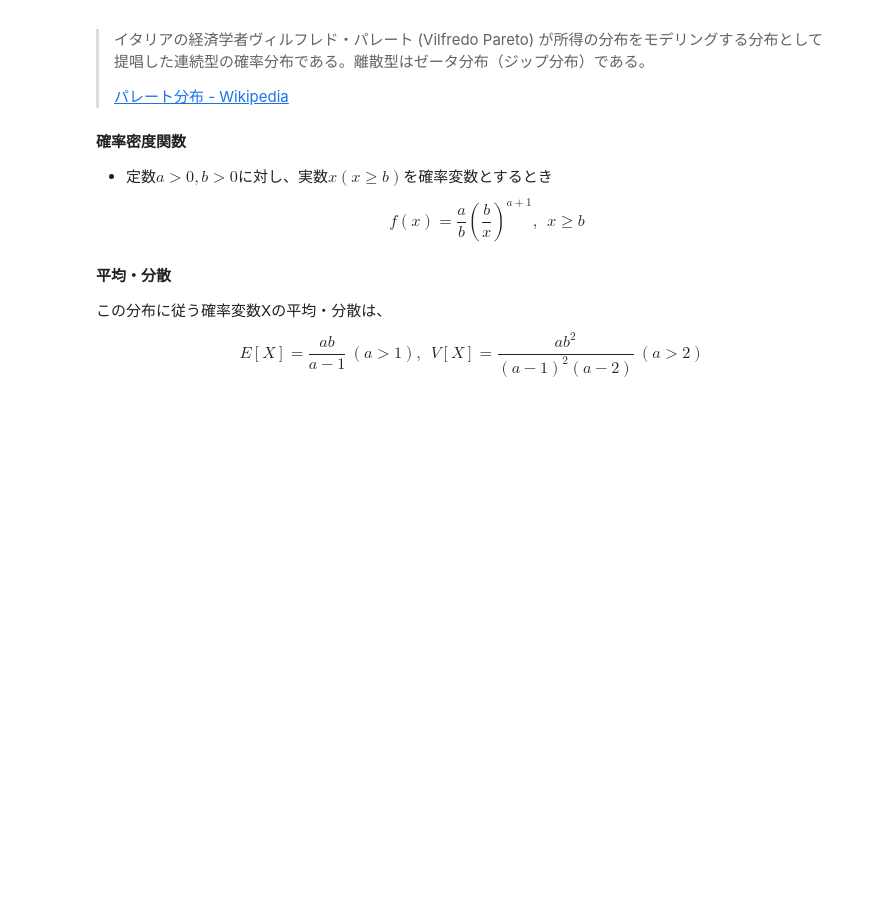
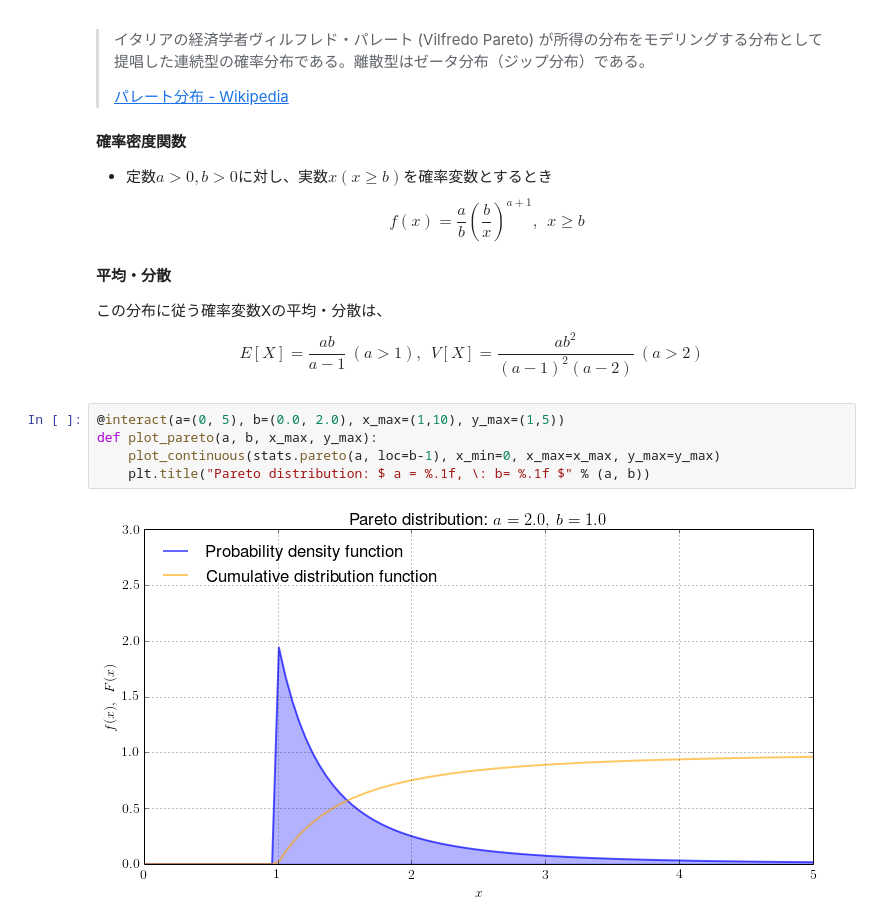
Before and after one commit to sw1227/statistics, a Jupyter notebook: interactive_distribution.ipynb, the cells around one changed output. Drawn from its saved outputs; the diff is of its cells as text; blank space fills up the shorter version.

```diff
--- a/interactive_distribution.ipynb
+++ b/interactive_distribution.ipynb
@@ -483,4 +483,11 @@ $$
 $$
 E[X] = \frac{ab}{a-1} \: (a>1), \:\: V[X] = \frac{ab^2}{(a-1)^2(a-2)} \: (a>2)
 $$
+# %%
+@interact(a=(0, 5), b=(0.0, 2.0), x_max=(1,10), y_max=(1,5))
+def plot_pareto(a, b, x_max, y_max):
+    plot_continuous(stats.pareto(a, loc=b-1), x_min=0, x_max=x_max, y_max=y_max)
+    plt.title("Pareto distribution: $ a = %.1f, \: b= %.1f $" % (a, b))
+# %% [output]
+[figure, added]
 # %% [markdown]
```
Also changed, not shown: parts of 5 cells of this notebook.
